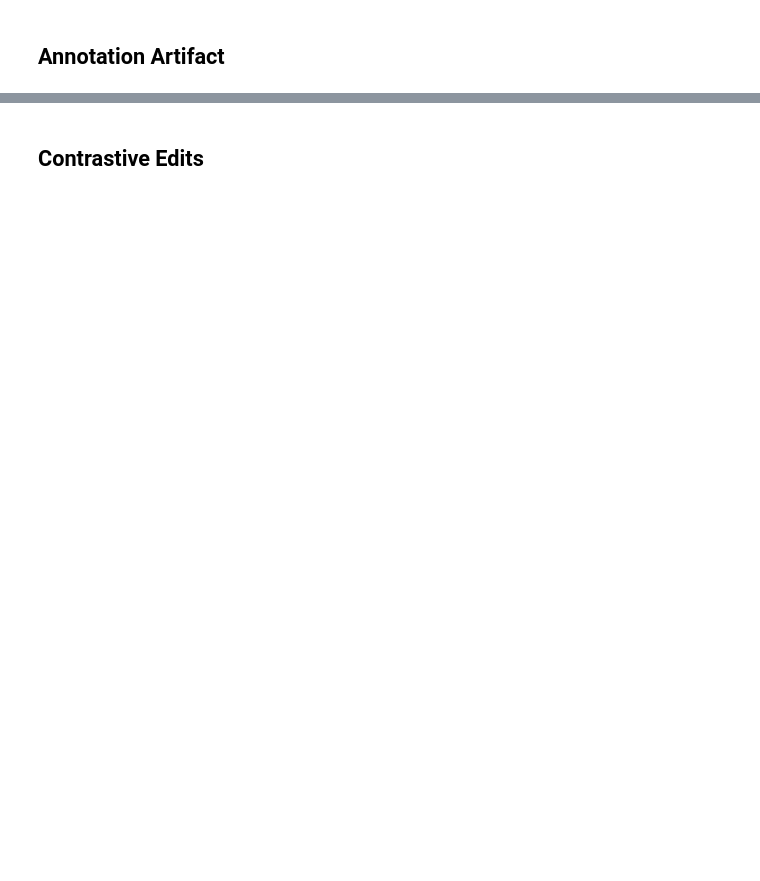
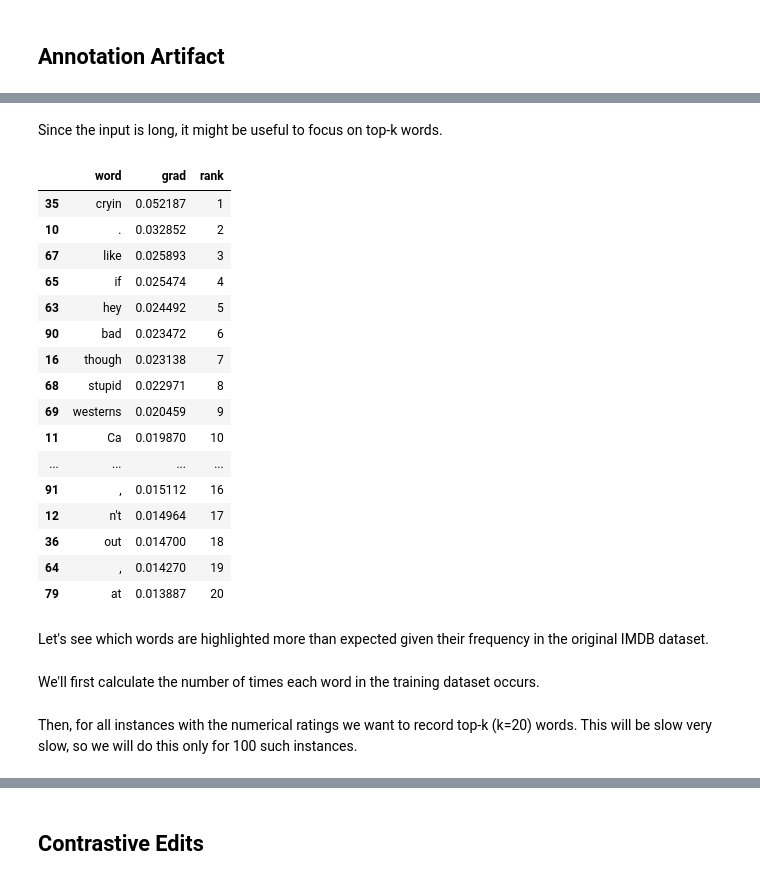
Before and after one commit to amarasovic/lecture_detecting_artifacts, a Jupyter notebook: Detecting Annotation Artifacts with Local Explanations.ipynb, the cells around one changed output, grey strips where cells are left out. Saved outputs shown, nothing was run; the diff lists cells and outputs as text; code cells hidden in the pictures; blank space fills up the shorter version.

```diff
--- a/Detecting Annotation Artifacts with Local Explanations.ipynb
+++ b/Detecting Annotation Artifacts with Local Explanations.ipynb
@@ -126,0 +123,27 @@ https://github.com/successar/instance_attributions_NLP/tree/master/influence_inf
+# %% [markdown]
+Since the input is long, it might be useful to focus on top-k words.
+# %%
+k=20
+df.sort_values(by=['grad'], ascending=False).head(k)
+# %% [output]
+|  | word | grad | rank |
+| 35 | cryin | 0.052187 | 1 |
+| 10 | . | 0.032852 | 2 |
+| 67 | like | 0.025893 | 3 |
+| 65 | if | 0.025474 | 4 |
+| 63 | hey | 0.024492 | 5 |
+| 90 | bad | 0.023472 | 6 |
+| 16 | though | 0.023138 | 7 |
+| 68 | stupid | 0.022971 | 8 |
+| 69 | westerns | 0.020459 | 9 |
+| 11 | Ca | 0.019870 | 10 |
+| ... | ... | ... | ... |
+| 91 | , | 0.015112 | 16 |
+| 12 | n't | 0.014964 | 17 |
+| 36 | out | 0.014700 | 18 |
+| 64 | , | 0.014270 | 19 |
+| 79 | at | 0.013887 | 20 |
+# %% [markdown]
+Let's see which words are highlighted more than expected given their frequency in the original IMDB dataset.
+# %% [markdown]
+We'll first calculate the number of times each word in the training dataset occurs.
@@ -126,0 +161,2 @@ https://github.com/successar/instance_attributions_NLP/tree/master/influence_inf
+# %% [markdown]
+Then, for all instances with the numerical ratings we want to record top-k (k=20) words. This will be slow very slow, so we will do this only for 100 such instances.
```
Also changed, not shown: parts of 46 cells of this notebook, 2 other files.
